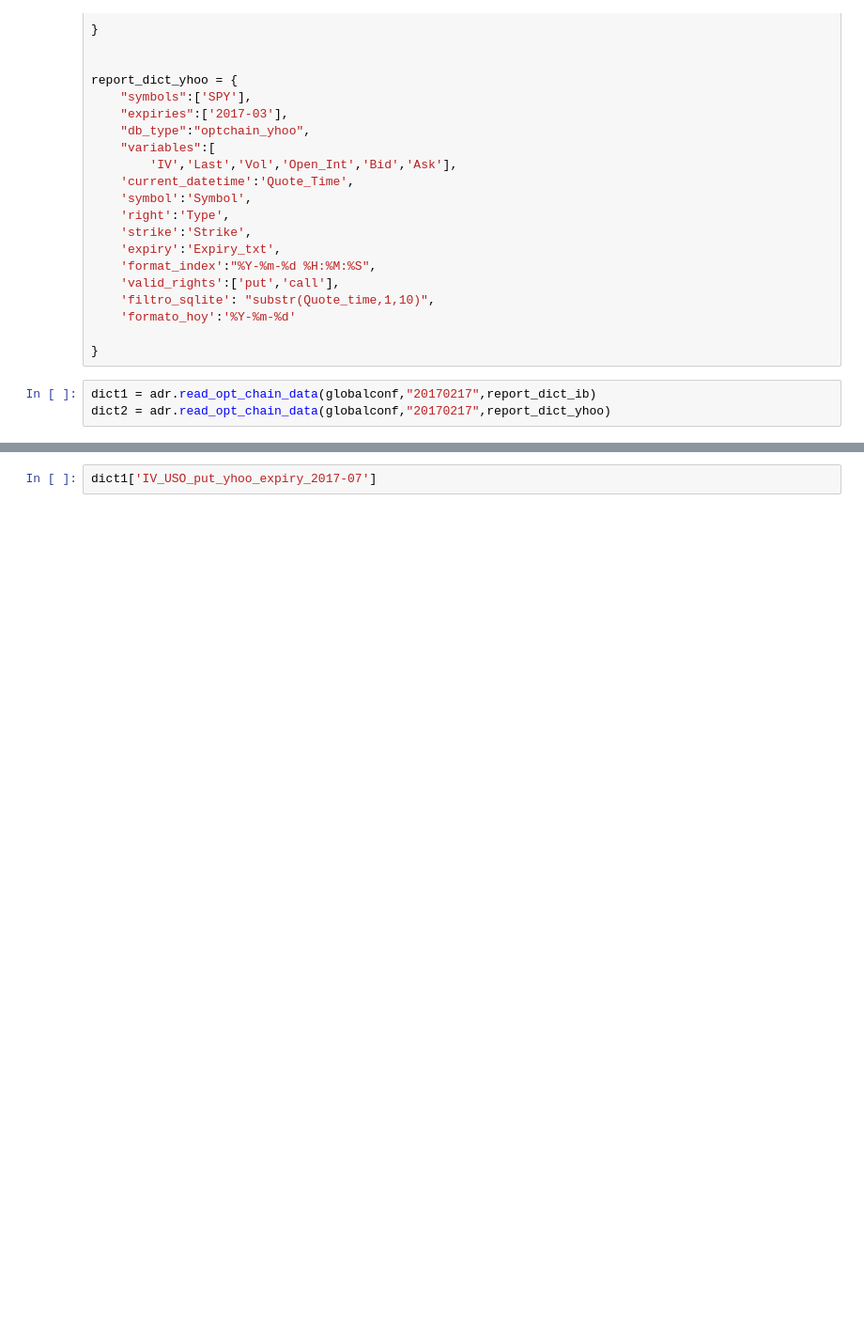
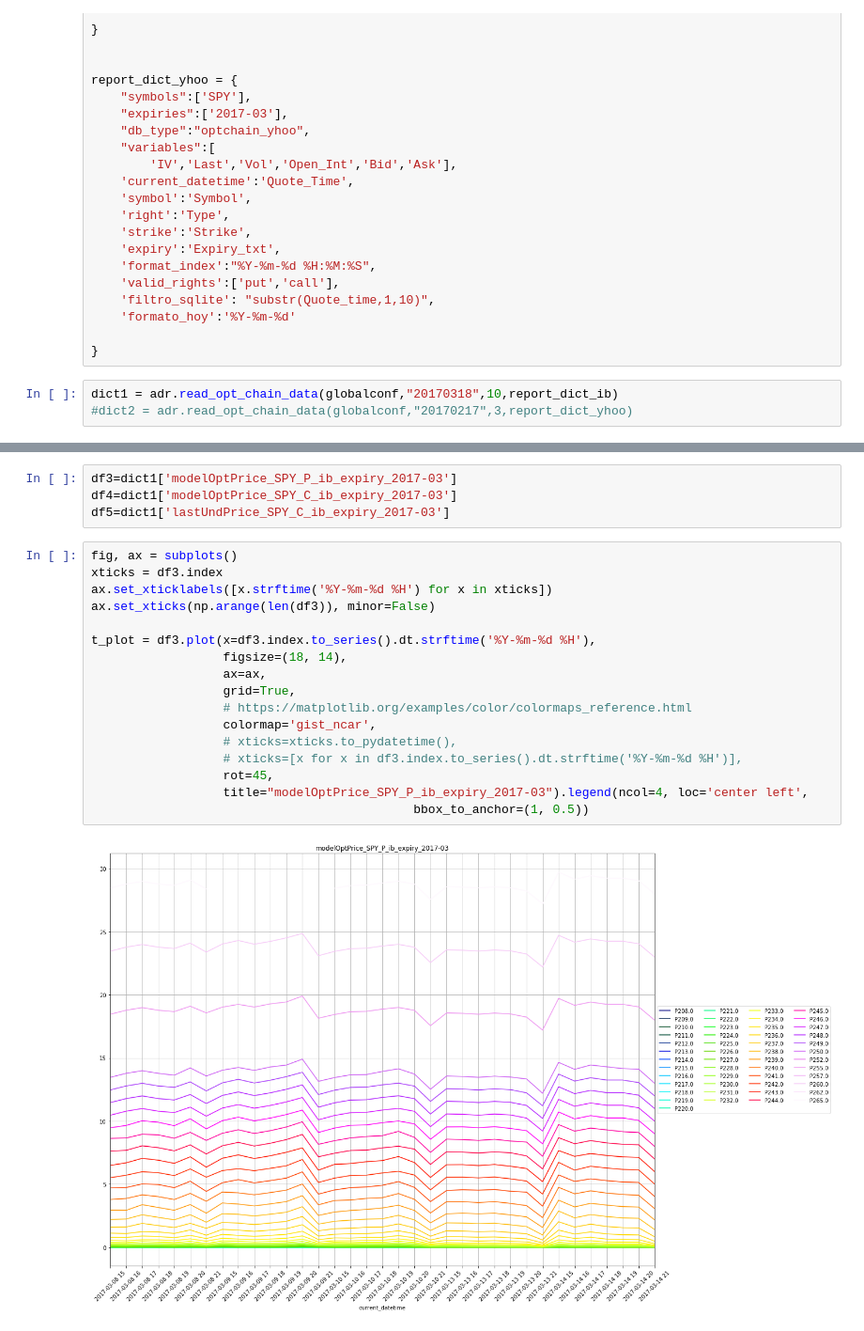
Before and after one commit to OZ-T/voltrad1, a Jupyter notebook: ipython/Getting_dataframes_for_prices.ipynb, the cells around one changed output, grey strips where cells are left out. Shown: that part at 94% size. Drawn from its saved outputs; the diff is of its cells as text; blank space fills up the shorter version.

```diff
--- a/ipython/Getting_dataframes_for_prices.ipynb
+++ b/ipython/Getting_dataframes_for_prices.ipynb
@@ -53,6 +53,6 @@ report_dict_yhoo = {
 
 }
 # %%
-dict1 = adr.read_opt_chain_data(globalconf,"20170217",report_dict_ib)
-dict2 = adr.read_opt_chain_data(globalconf,"20170217",report_dict_yhoo)
+dict1 = adr.read_opt_chain_data(globalconf,"20170318",10,report_dict_ib)
+#dict2 = adr.read_opt_chain_data(globalconf,"20170217",3,report_dict_yhoo)
 # %% [output]
@@ -95,2 +67,23 @@ dict1['modelImpliedVol_SPY_P_ib_expiry_2017-03']
-# %%
-dict1['IV_USO_put_yhoo_expiry_2017-07']
+# %%
+df3=dict1['modelOptPrice_SPY_P_ib_expiry_2017-03']
+df4=dict1['modelOptPrice_SPY_C_ib_expiry_2017-03']
+df5=dict1['lastUndPrice_SPY_C_ib_expiry_2017-03']
+# %%
+fig, ax = subplots()
+xticks = df3.index
+ax.set_xticklabels([x.strftime('%Y-%m-%d %H') for x in xticks])
+ax.set_xticks(np.arange(len(df3)), minor=False)
+
+t_plot = df3.plot(x=df3.index.to_series().dt.strftime('%Y-%m-%d %H'),
+                  figsize=(18, 14),
+                  ax=ax,
+                  grid=True,
+                  # https://matplotlib.org/examples/color/colormaps_reference.html
+                  colormap='gist_ncar',
+                  # xticks=xticks.to_pydatetime(),
+                  # xticks=[x for x in df3.index.to_series().dt.strftime('%Y-%m-%d %H')],
+                  rot=45,
+                  title="modelOptPrice_SPY_P_ib_expiry_2017-03").legend(ncol=4, loc='center left',
+                                            bbox_to_anchor=(1, 0.5))
+# %% [output]
+[figure, added]
```
Also changed, not shown: parts of 4 cells of this notebook.
